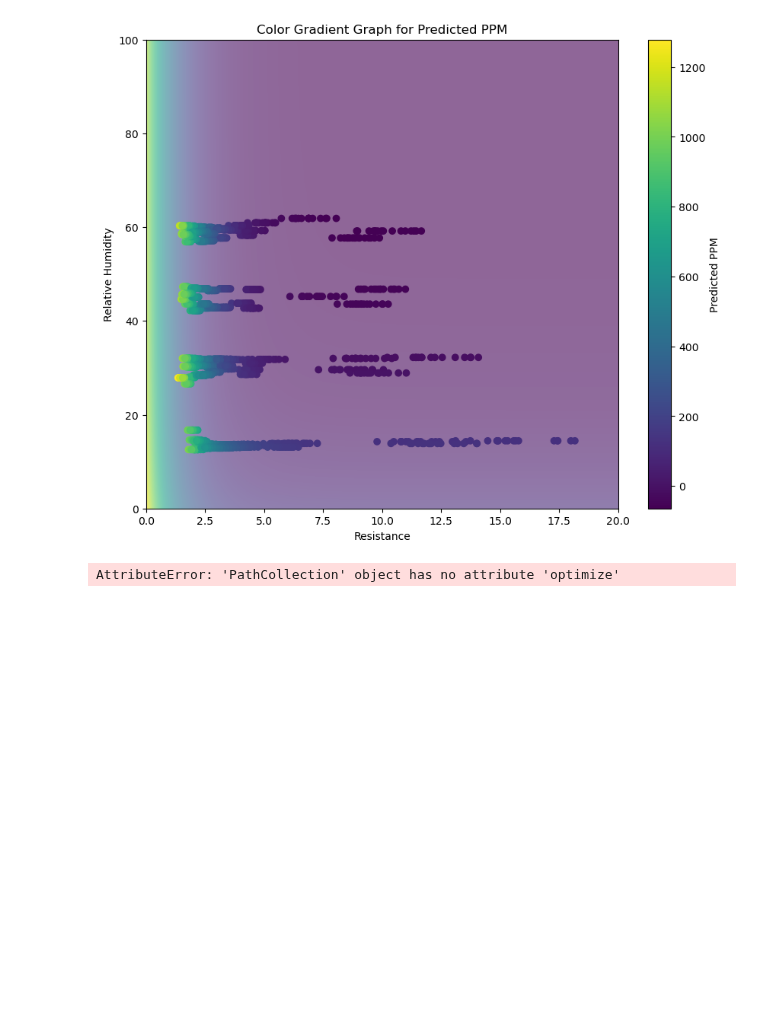
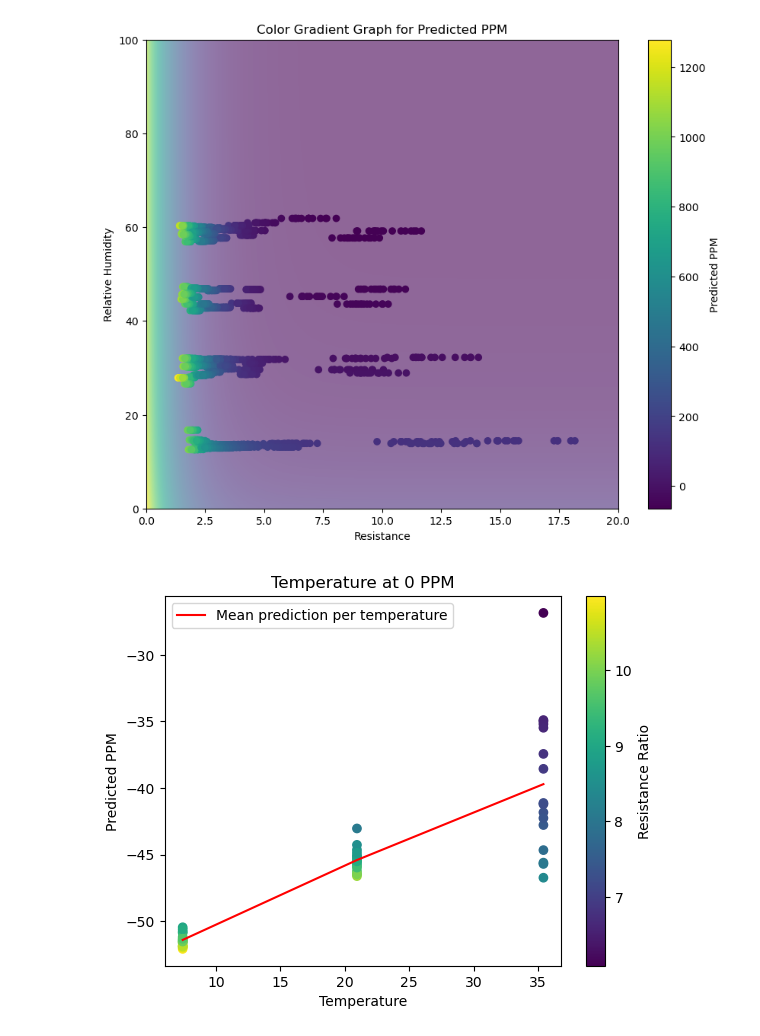
Before and after one commit to Coopsims/MethaneDataScience, a Jupyter notebook: Ben's Analysis/Equation Generation.ipynb, the cells around one changed output. Saved outputs shown, nothing was run; the diff lists cells and outputs as text; code cells hidden in the pictures; blank space fills up the shorter version.

```diff
--- a/Ben's Analysis/Equation Generation.ipynb
+++ b/Ben's Analysis/Equation Generation.ipynb
@@ -290,72 +288,35 @@ plt.show()
 # %% [output]
 [figure]
 [figure]
-# %%
-def funct(X, a, b, c, d,e, f,g):
-    R, H, T = X
-    return a*R**b+c*H**d+e*(T+30)**f+g
-p0 = 1,1,.5,1,1,1,1
-# Perform curve fitting using the funct function, xDataResistance, and yDataTargetPPM data
-# Set the maximum number of function evaluations to 1000000
-popt, pcov = sc.optimize.curve_fit(funct, (xDataResistance,xDataRH, xDataTemp), yDataTargetPPM, maxfev=1000000)
-
-# Print the optimized parameters
-print(popt)
-
-# Extract the Resistance column from the X_test dataframe
-R_test = X_test.loc[:, 'Resistance']
-H_test = X_test.loc[:, 'RelativeHumidity']
-T_test = X_test.loc[:, 'Temperature']
-
-# Generate the predictions using the optimized parameters and the input data
-y_pred = funct((R_test,H_test, T_test), *popt)
-
-# Calculate the mean squared error
-testVal = mean_squared_error(y_test, y_pred, squared=False)
-print(testVal)
-
-# Iterate through target PPM values and calculate the 95% confidence interval for each value
-for i in range(0, 1001, 200):
-    # Filter the data for the current target PPM value
-    df = file2[file2['Target PPM'] == i]
-
-    # Calculate the model output using the filtered data and optimized parameters
-    myData = funct((df.loc[:, 'Resistance'],df.loc[:, 'RelativeHumidity'], df.loc[:, 'Temperature']), *popt)
-
-    # Calculate the 95% confidence interval using the t-distribution
-    low95, high95 = st.t.interval(alpha=0.95, df=len(myData), loc=np.mean(myData), scale=st.sem(myData))
-
-    # Print the 95% confidence interval for the current target PPM value
-    print("The 95% Confidence Interval for " + str(i) + " is (" + str(low95) + ", " + str(high95) + ")")
-# %% [output]
-AttributeError: 'PathCollection' object has no attribute 'optimize'
 # %%
 # adds function to view predicted ppm across temperatures while holding ppm and humidity constant
 import matplotlib.cm as cm
 
-file2 = pd.read_csv("Output/BenSummaryJustMatrix.csv")
+file2 = pd.read_csv("/Users/benfunk/DataspellProjects/MethaneDataScience/Output/BenSummaryJustMatrix.csv")
 file2=file2[file2["Target PPM"]<=0]
 file2=file2[file2["RelativeHumidity"]<=50]
 file2=file2[file2["RelativeHumidity"]>=40]
 xDataResistance = file2.loc[:, 'Resistance']
 xDataRatio = file2.loc[:, 'Ratio']
 xDataRH = file2.loc[:, 'RelativeHumidity']
 xDataTemp = file2.loc[:, 'Temperature']
 yDataTargetPPM = file2.loc[:, 'Target PPM']
 
 df = file2
 y_pred = funct3((xDataResistance,xDataRH, xDataTemp), *popt)
 df['Predicted PPM'] = y_pred
 # Create a scatter plot with colorbar
 sc = plt.scatter(df.loc[:, "Temperature"],y_pred, c=xDataResistance, cmap=cm.viridis)
 plt.colorbar(sc, label='Resistance Ratio')
 plt.xlabel("Temperature")
 plt.ylabel('Predicted PPM')
 
 # Calculate mean prediction for each temperature and plot it
 mean_pred_per_temp = df.groupby('Temperature')['Predicted PPM'].mean()
 plt.plot(mean_pred_per_temp.index, mean_pred_per_temp.values, color='r', label='Mean prediction per temperature')
 plt.legend()
 plt.title('Temperature at 0 PPM')
 
 plt.show()
+# %% [output]
+[figure, added]
```
Also changed, not shown: parts of 3 cells of this notebook, 1 other file.
